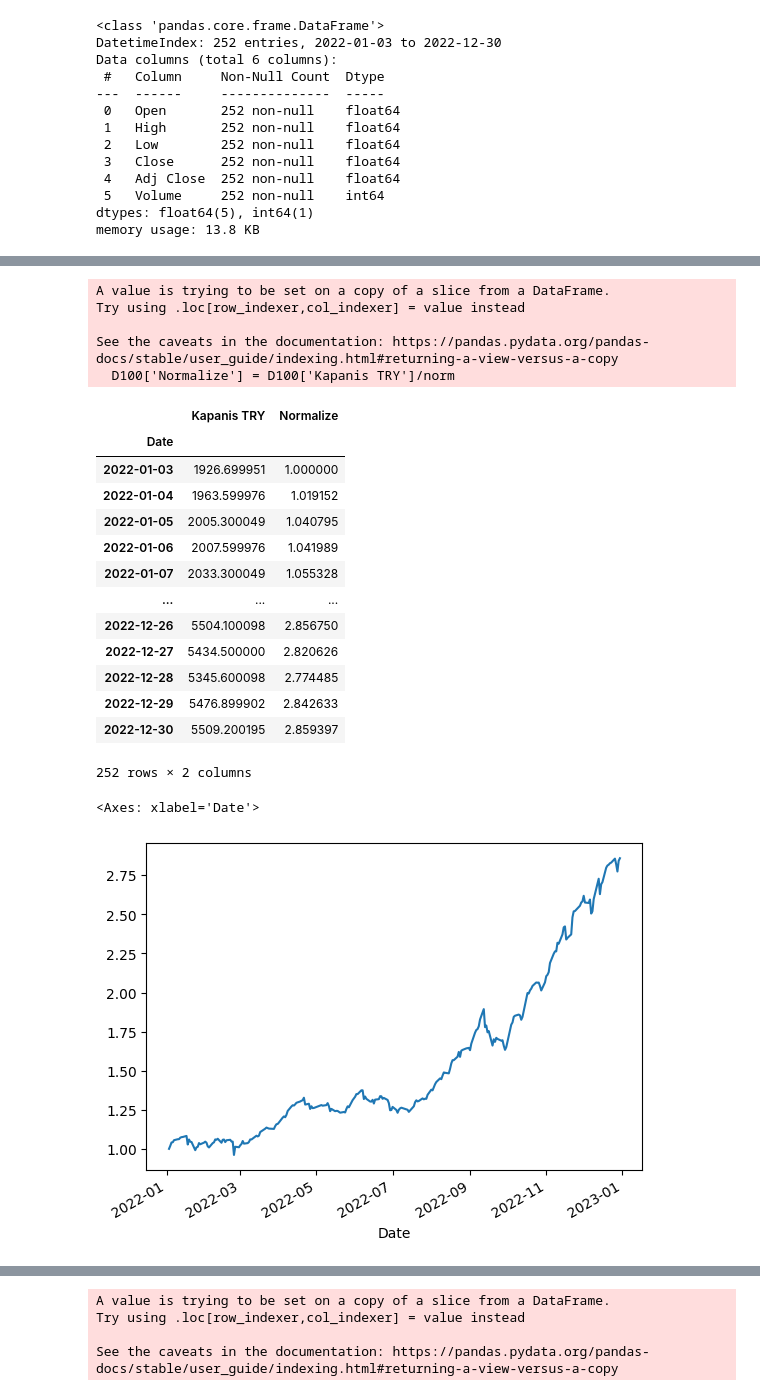
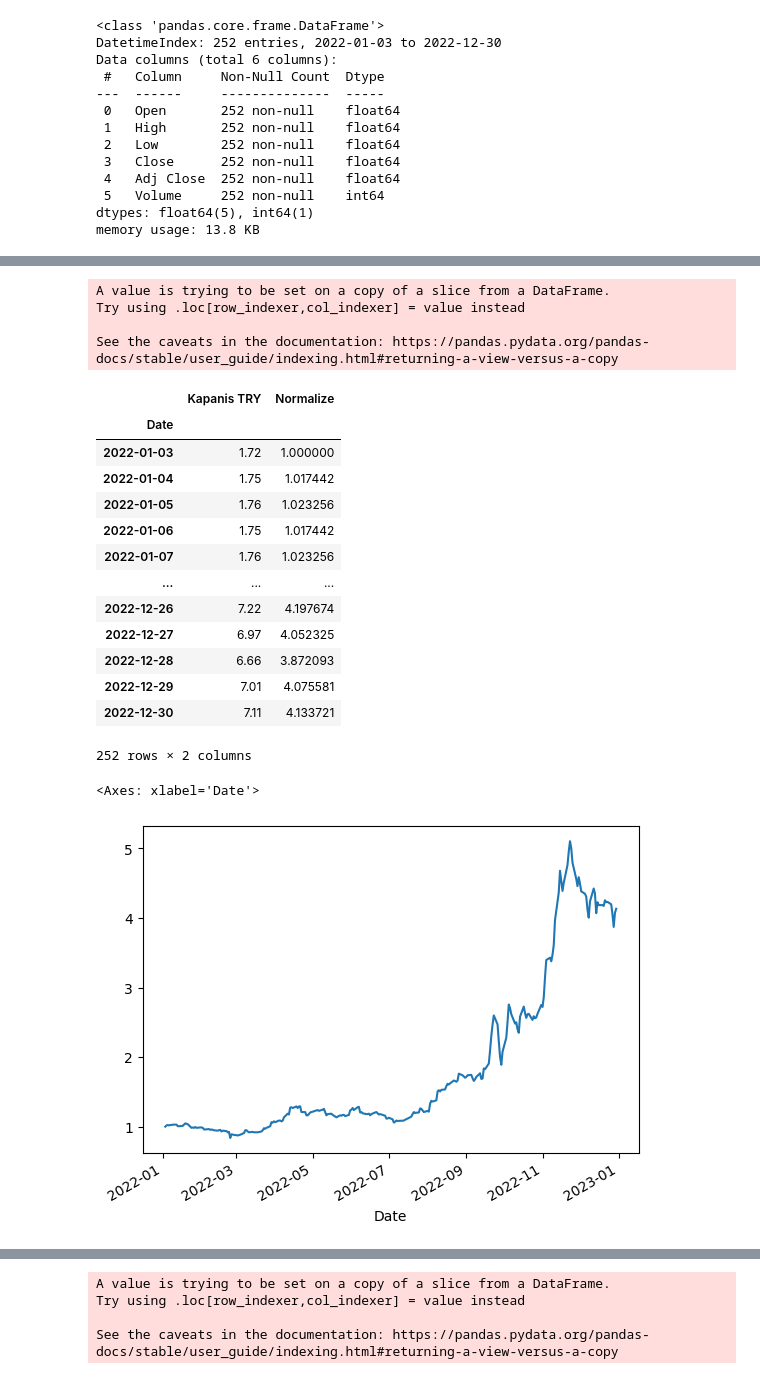
Before and after one commit to zubairnajim/4e-Academy-Lessons, a Jupyter notebook: ENJSA1.ipynb, the cells around one changed output, grey strips where cells are left out. Drawn from its saved outputs; the diff is of its cells as text; code cells hidden in the pictures.

```diff
--- a/ENJSA1.ipynb
+++ b/ENJSA1.ipynb
@@ -76,7 +76,7 @@ D100.describe()
 # %%
 #satir silme
-D100 = D100 [D100.index > '2022-01-01']
-D100
+ZOREN = ZOREN [ZOREN.index > '2022-01-01']
+ZOREN
 # %% [output]
 |  | Open | High | Low | Close | Adj Close | Volume |
 | Date |  |  |  |  |  |  |
@@ -94,8 +94,8 @@ D100
 252 rows × 6 columns
 # %%
 #sutun silme
-D100 = D100[['Adj Close']]
-D100
+ZOREN = ZOREN[['Adj Close']]
+ZOREN
 # %% [output]
 |  | Adj Close |
 | Date |  |
@@ -113,8 +113,8 @@ D100
 252 rows × 1 columns
 # %%
 #isim degistirme
-D100.columns = ['Kapanis TRY']
-D100
+ZOREN.columns = ['Kapanis TRY']
+ZOREN
 # %% [output]
 |  | Kapanis TRY |
 | Date |  |
@@ -132,31 +132,30 @@ D100
 252 rows × 1 columns
 # %%
-norm = D100.iloc[0, 0]
-D100['Normalize'] = D100['Kapanis TRY']/norm
-D100
+norm = ZOREN.iloc[0, 0]
+ZOREN['Normalize'] = ZOREN['Kapanis TRY']/norm
+ZOREN
 # %% [output]
 A value is trying to be set on a copy of a slice from a DataFrame.
 Try using .loc[row_indexer,col_indexer] = value instead
 
 See the caveats in the documentation: https://pandas.pydata.org/pandas-docs/stable/user_guide/indexing.html#returning-a-view-versus-a-copy
-  D100['Normalize'] = D100['Kapanis TRY']/norm
 |  | Kapanis TRY | Normalize |
 | Date |  |  |
-| 2022-01-03 | 1926.699951 | 1.000000 |
-| 2022-01-04 | 1963.599976 | 1.019152 |
-| 2022-01-05 | 2005.300049 | 1.040795 |
-| 2022-01-06 | 2007.599976 | 1.041989 |
-| 2022-01-07 | 2033.300049 | 1.055328 |
+| 2022-01-03 | 1.72 | 1.000000 |
+| 2022-01-04 | 1.75 | 1.017442 |
+| 2022-01-05 | 1.76 | 1.023256 |
+| 2022-01-06 | 1.75 | 1.017442 |
+| 2022-01-07 | 1.76 | 1.023256 |
 | ... | ... | ... |
-| 2022-12-26 | 5504.100098 | 2.856750 |
-| 2022-12-27 | 5434.500000 | 2.820626 |
-| 2022-12-28 | 5345.600098 | 2.774485 |
-| 2022-12-29 | 5476.899902 | 2.842633 |
-| 2022-12-30 | 5509.200195 | 2.859397 |
+| 2022-12-26 | 7.22 | 4.197674 |
+| 2022-12-27 | 6.97 | 4.052325 |
+| 2022-12-28 | 6.66 | 3.872093 |
+| 2022-12-29 | 7.01 | 4.075581 |
+| 2022-12-30 | 7.11 | 4.133721 |
 252 rows × 2 columns
 # %%
-D100['Normalize'].plot()
+ZOREN['Normalize'].plot()
 # %% [output]
 <Axes: xlabel='Date'>
-[figure, old version]
+[figure, new version]
 # %%
```
Also changed, not shown: parts of 36 cells of this notebook.
